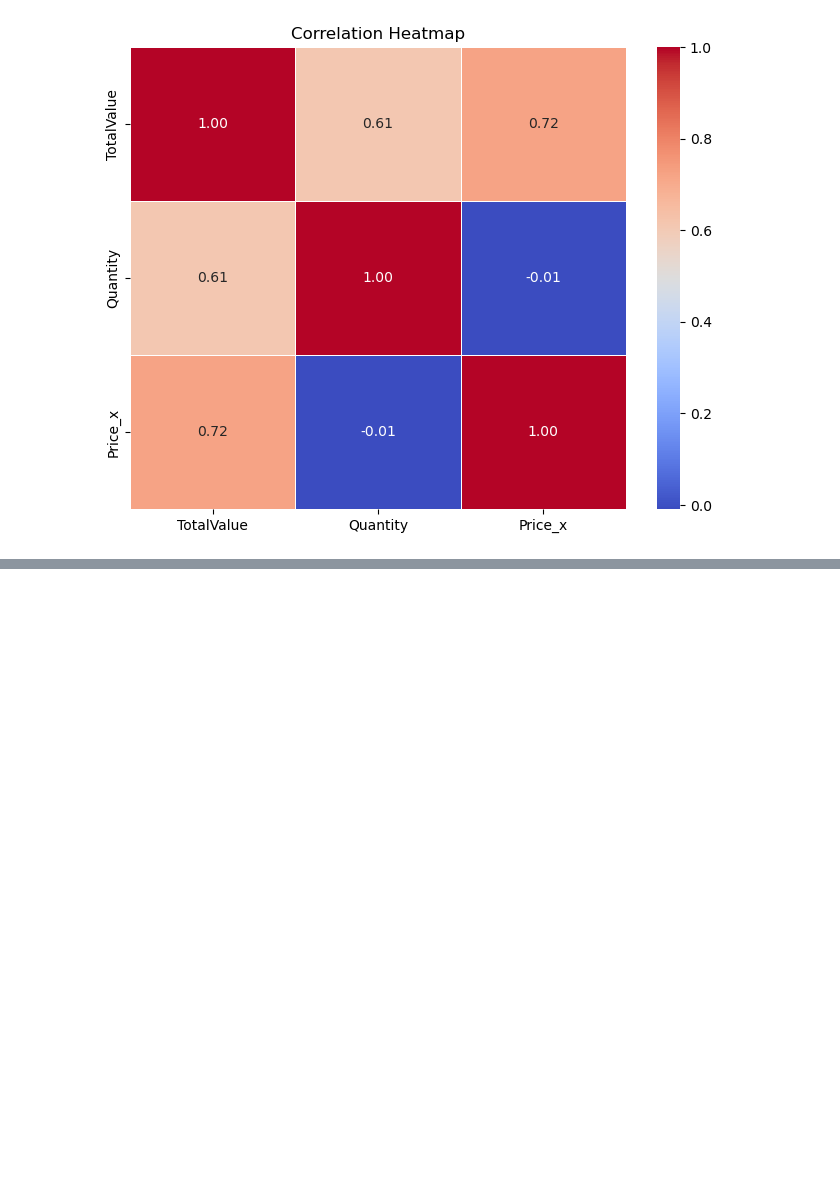
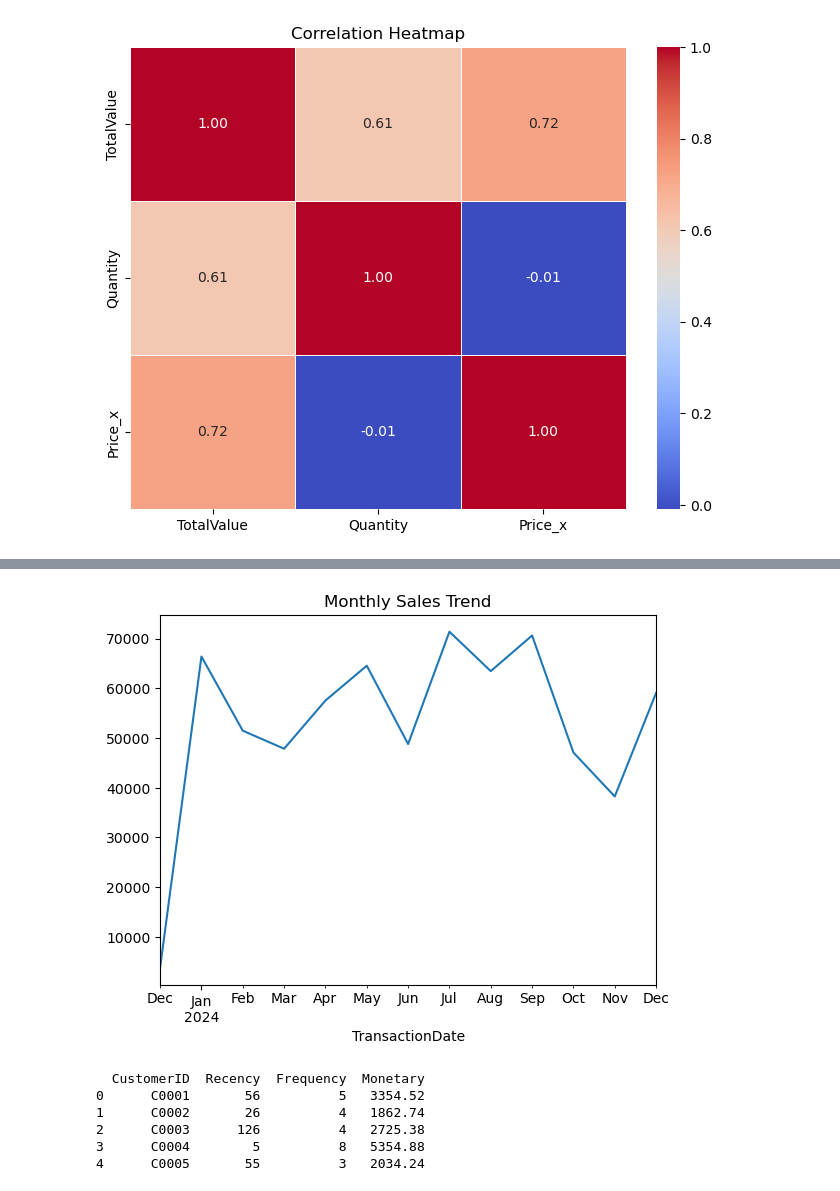
Before and after one commit to SayantanzX/eCommerce_Transactions-Analysis, a Jupyter notebook: EDA.ipynb, the cells around one changed output, grey strips where cells are left out. Drawn from its saved outputs; the diff is of its cells as text; code cells hidden in the pictures; blank space fills up the shorter version.

```diff
--- a/EDA.ipynb
+++ b/EDA.ipynb
@@ -243,0 +317,31 @@ plt.show()
+# %%
+# Convert to monthly sales
+monthly_sales = merged_data.set_index('TransactionDate').resample('ME')['TotalValue'].sum()
+monthly_sales.plot(title='Monthly Sales Trend')
+plt.show()
+# %% [output]
+[figure, added]
+# %%
+from datetime import datetime
+
+# Set a reference date (e.g., the latest transaction date + 1 day)
+snapshot_date = merged_data['TransactionDate'].max() + pd.Timedelta(days=1)
+
+# Calculate RFM metrics
+rfm = merged_data.groupby('CustomerID').agg({
+    'TransactionDate': lambda x: (snapshot_date - x.max()).days,  # Recency
+    'TransactionID': 'count',                                     # Frequency
+    'TotalValue': 'sum'                                           # Monetary
+}).reset_index()
+
+# Rename columns
+rfm.columns = ['CustomerID', 'Recency', 'Frequency', 'Monetary']
+
+print(rfm.head())
+# %% [output]
+  CustomerID  Recency  Frequency  Monetary
+0      C0001       56          5   3354.52
+1      C0002       26          4   1862.74
+2      C0003      126          4   2725.38
+3      C0004        5          8   5354.88
+4      C0005       55          3   2034.24
```
Also changed, not shown: parts of 25 cells of this notebook, 7 other files.
